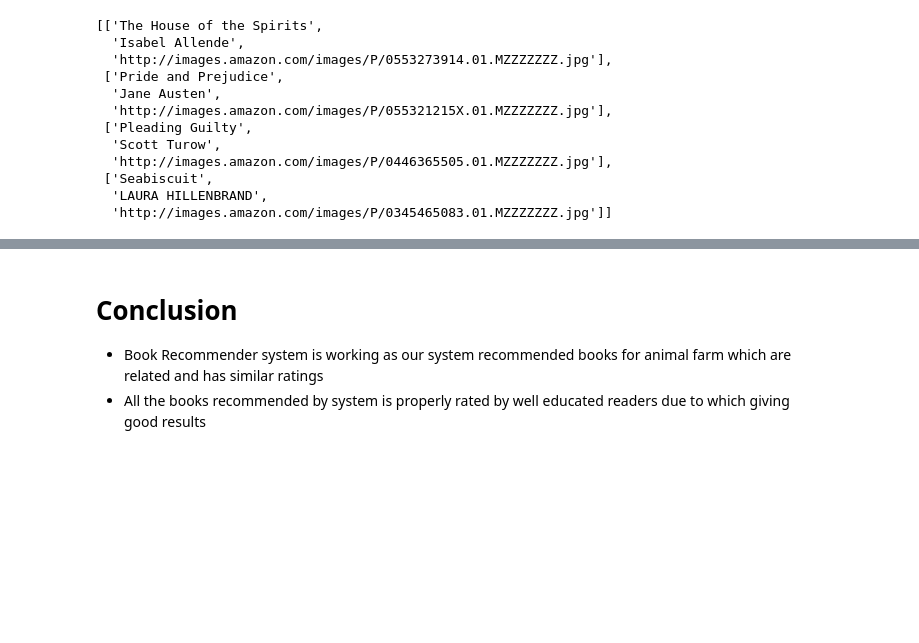
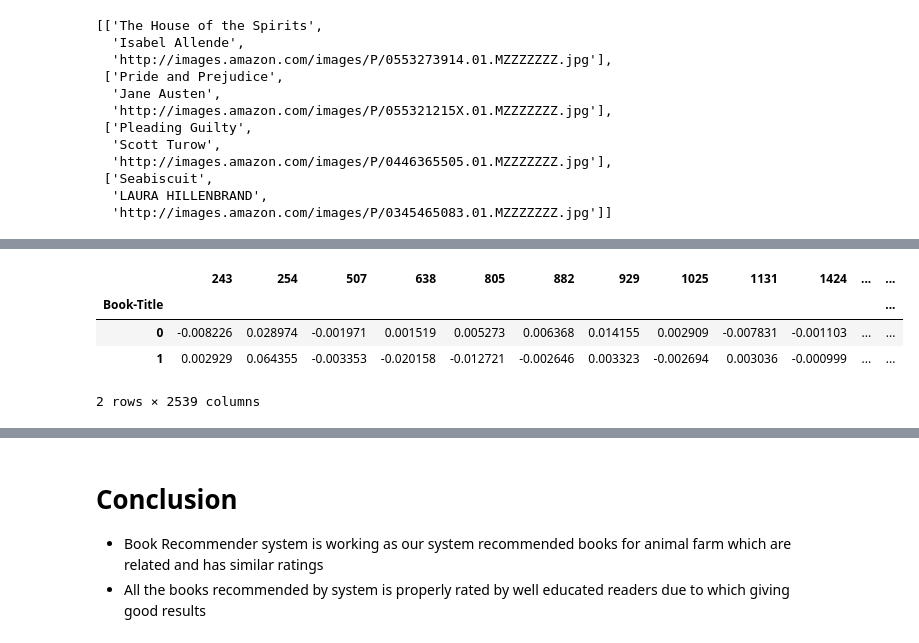
Before and after one commit to Rohitkumar1011/Book-Recommender-system.ipynb, a Jupyter notebook: Book_Recommender_system.ipynb, the cells around one changed output, grey strips where cells are left out. Saved outputs shown, nothing was run; the diff lists cells and outputs as text; code cells hidden in the pictures; blank space fills up the shorter version.

```diff
--- a/Book_Recommender_system.ipynb
+++ b/Book_Recommender_system.ipynb
@@ -633,0 +822,3 @@ recommend_me_books('4 Blondes')
+# %%
+users_ids = list(users_items_pivot_matrix_df.index)
+users_ids[:10]
@@ -633,0 +827,10 @@ recommend_me_books('4 Blondes')
+# %%
+from scipy.sparse.linalg import svds
+# The number of factors to factor the user-item matrix.
+NUMBER_OF_FACTORS_MF = 15
+
+#Performs matrix factorization of the original user item matrix
+U, sigma, Vt = svds(users_items_pivot_matrix, k = NUMBER_OF_FACTORS_MF)
+# %%
+sigma = np.diag(sigma)
+sigma.shape
@@ -633,0 +839,3 @@ recommend_me_books('4 Blondes')
+# %%
+all_user_predicted_ratings = np.dot(np.dot(U, sigma), Vt)
+all_user_predicted_ratings
@@ -633,0 +856,9 @@ recommend_me_books('4 Blondes')
+# %%
+cf_preds_df = pd.DataFrame(all_user_predicted_ratings, columns = users_items_pivot_matrix_df.columns, index=users_ids).transpose()
+cf_preds_df.head(2)
+# %% [output]
+|  | 243 | 254 | 507 | 638 | 805 | 882 | 929 | 1025 | 1131 | 1424 | ... | ... |
+| Book-Title |  |  |  |  |  |  |  |  |  |  |  | ... |
+| 0 | -0.008226 | 0.028974 | -0.001971 | 0.001519 | 0.005273 | 0.006368 | 0.014155 | 0.002909 | -0.007831 | -0.001103 | ... | ... |
+| 1 | 0.002929 | 0.064355 | -0.003353 | -0.020158 | -0.012721 | -0.002646 | 0.003323 | -0.002694 | 0.003036 | -0.000999 | ... | ... |
+2 rows × 2539 columns
```
Also changed, not shown: parts of 55 cells of this notebook.
